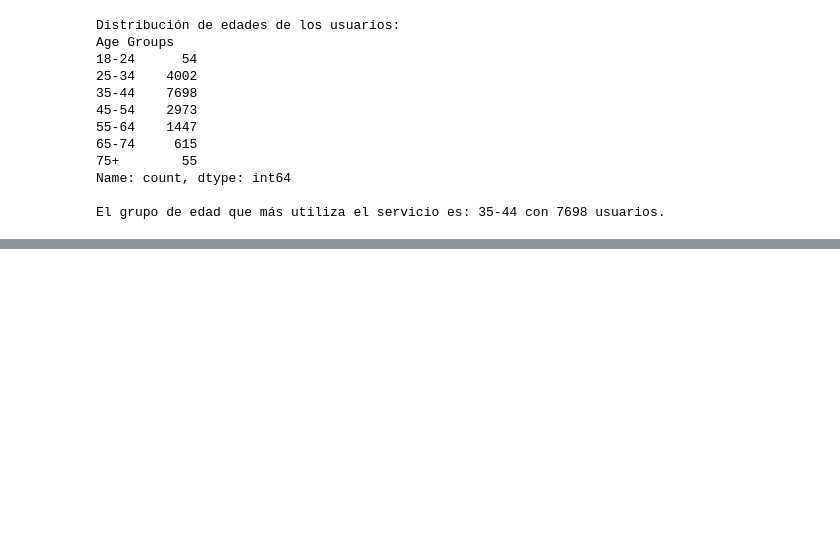
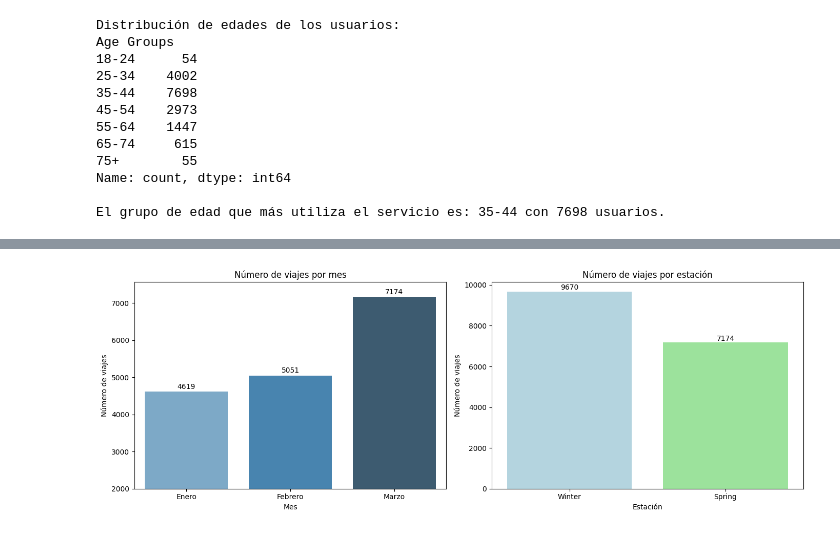
Before and after one commit to EduFergo/bikes-ny, a Jupyter notebook: file.ipynb, the cells around one changed output, grey strips where cells are left out. Saved outputs shown, nothing was run; the diff lists cells and outputs as text; code cells hidden in the pictures; blank space fills up the shorter version.

```diff
--- a/file.ipynb
+++ b/file.ipynb
@@ -228,0 +291,7 @@ plt.show()
+# %%
+total_meses = df['Month'].value_counts().sort_index()
+total_estaciones = df['Season'].value_counts()
+print("Número de viajes por mes:")
+print(total_meses)
+print("\nNúmero de viajes por estación:")
+print(total_estaciones)
@@ -228,0 +311,28 @@ plt.show()
+# %%
+meses = {1: "Enero", 2: "Febrero", 3: "Marzo"}
+meses_nombres = [meses[m] for m in total_meses.index]
+
+fig, axs = plt.subplots(nrows=1, ncols=2, figsize=(14,5))
+
+sns.barplot(x=meses_nombres, y=total_meses.values, hue=meses_nombres, ax=axs[0], palette="Blues_d")
+axs[0].set_title("Número de viajes por mes")
+axs[0].set_xlabel("Mes")
+axs[0].set_ylabel("Número de viajes")
+axs[0].set_ylim(2000, total_meses.values.max() + 400)
+
+for i, v in enumerate(total_meses.values):
+    axs[0].text(i, v + max(total_meses.values)*0.01, str(v), ha='center')
+
+
+sns.barplot(x=total_estaciones.index, y=total_estaciones.values, ax=axs[1], hue=total_estaciones.index, palette=["lightblue", "lightgreen"])
+axs[1].set_title("Número de viajes por estación")
+axs[1].set_xlabel("Estación")
+axs[1].set_ylabel("Número de viajes")
+
+for i, v in enumerate(total_estaciones.values):
+    axs[1].text(i, v + max(total_estaciones.values)*0.01, str(v), ha='center')
+
+plt.tight_layout()
+plt.show()
+# %% [output]
+[figure, added]
```
Also changed, not shown: parts of 32 cells of this notebook.
